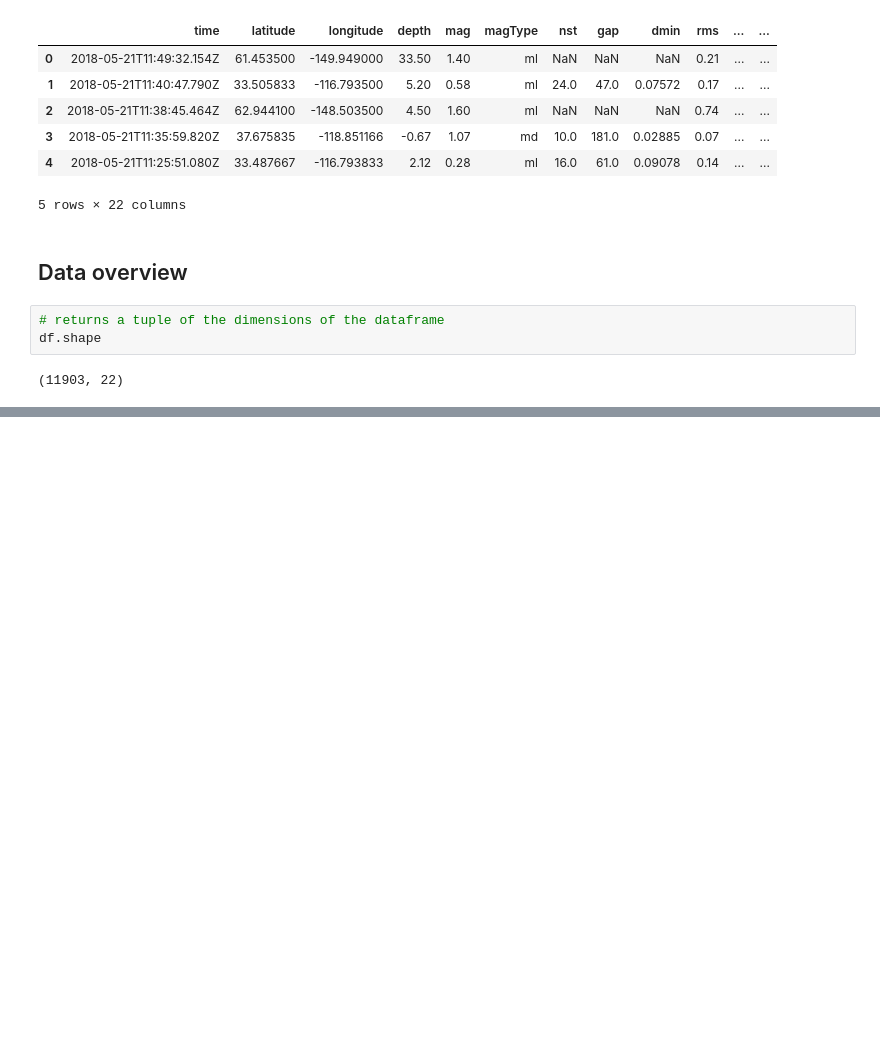
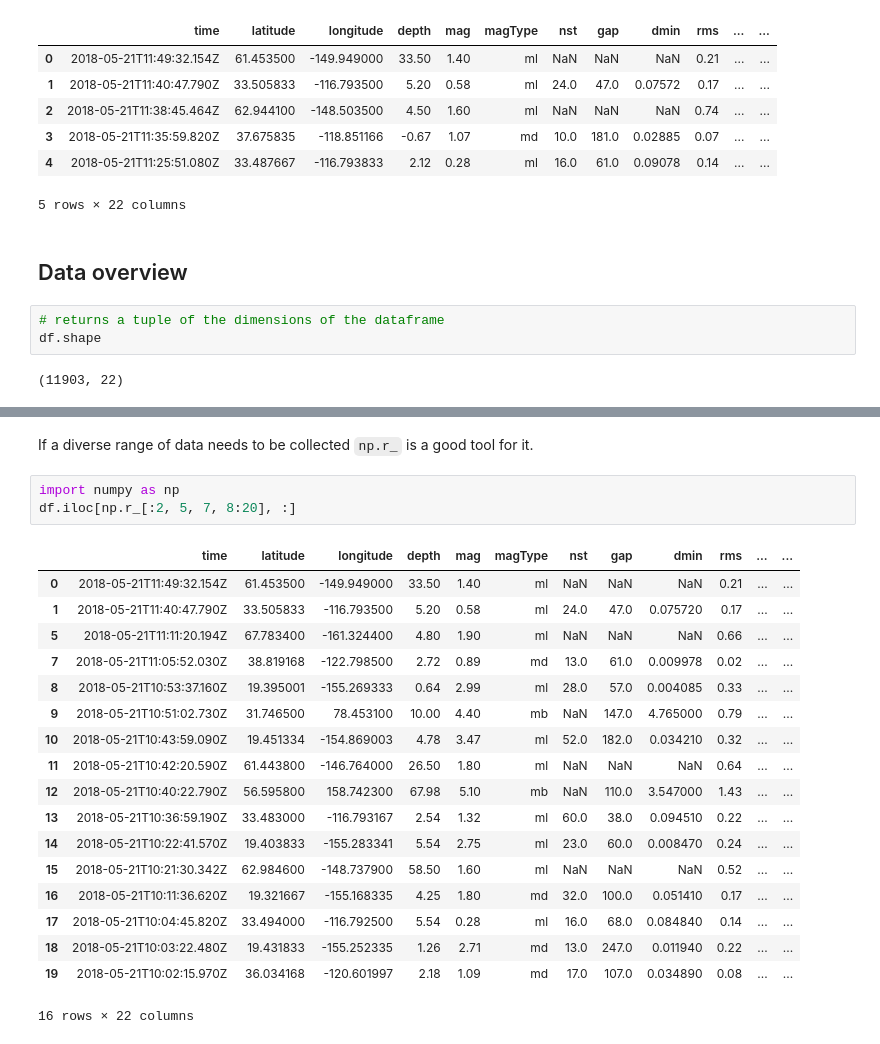
Before and after one commit to Spiggie/data-analysis-cheat-sheet, a Jupyter notebook: assess-data.ipynb, the cells around one changed output, grey strips where cells are left out. Saved outputs shown, nothing was run; the diff lists cells and outputs as text; blank space fills up the shorter version.

```diff
--- a/assess-data.ipynb
+++ b/assess-data.ipynb
@@ -26,0 +201,24 @@ df.shape
+# %% [markdown]
+If a diverse range of data needs to be collected `np.r_` is a good tool for it.
+# %%
+import numpy as np
+df.iloc[np.r_[:2, 5, 7, 8:20], :]
+# %% [output]
+|  | time | latitude | longitude | depth | mag | magType | nst | gap | dmin | rms | ... | ... |
+| 0 | 2018-05-21T11:49:32.154Z | 61.453500 | -149.949000 | 33.50 | 1.40 | ml | NaN | NaN | NaN | 0.21 | ... | ... |
+| 1 | 2018-05-21T11:40:47.790Z | 33.505833 | -116.793500 | 5.20 | 0.58 | ml | 24.0 | 47.0 | 0.075720 | 0.17 | ... | ... |
+| 5 | 2018-05-21T11:11:20.194Z | 67.783400 | -161.324400 | 4.80 | 1.90 | ml | NaN | NaN | NaN | 0.66 | ... | ... |
+| 7 | 2018-05-21T11:05:52.030Z | 38.819168 | -122.798500 | 2.72 | 0.89 | md | 13.0 | 61.0 | 0.009978 | 0.02 | ... | ... |
+| 8 | 2018-05-21T10:53:37.160Z | 19.395001 | -155.269333 | 0.64 | 2.99 | ml | 28.0 | 57.0 | 0.004085 | 0.33 | ... | ... |
+| 9 | 2018-05-21T10:51:02.730Z | 31.746500 | 78.453100 | 10.00 | 4.40 | mb | NaN | 147.0 | 4.765000 | 0.79 | ... | ... |
+| 10 | 2018-05-21T10:43:59.090Z | 19.451334 | -154.869003 | 4.78 | 3.47 | ml | 52.0 | 182.0 | 0.034210 | 0.32 | ... | ... |
+| 11 | 2018-05-21T10:42:20.590Z | 61.443800 | -146.764000 | 26.50 | 1.80 | ml | NaN | NaN | NaN | 0.64 | ... | ... |
+| 12 | 2018-05-21T10:40:22.790Z | 56.595800 | 158.742300 | 67.98 | 5.10 | mb | NaN | 110.0 | 3.547000 | 1.43 | ... | ... |
+| 13 | 2018-05-21T10:36:59.190Z | 33.483000 | -116.793167 | 2.54 | 1.32 | ml | 60.0 | 38.0 | 0.094510 | 0.22 | ... | ... |
+| 14 | 2018-05-21T10:22:41.570Z | 19.403833 | -155.283341 | 5.54 | 2.75 | ml | 23.0 | 60.0 | 0.008470 | 0.24 | ... | ... |
+| 15 | 2018-05-21T10:21:30.342Z | 62.984600 | -148.737900 | 58.50 | 1.60 | ml | NaN | NaN | NaN | 0.52 | ... | ... |
+| 16 | 2018-05-21T10:11:36.620Z | 19.321667 | -155.168335 | 4.25 | 1.80 | md | 32.0 | 100.0 | 0.051410 | 0.17 | ... | ... |
+| 17 | 2018-05-21T10:04:45.820Z | 33.494000 | -116.792500 | 5.54 | 0.28 | ml | 16.0 | 68.0 | 0.084840 | 0.14 | ... | ... |
+| 18 | 2018-05-21T10:03:22.480Z | 19.431833 | -155.252335 | 1.26 | 2.71 | md | 13.0 | 247.0 | 0.011940 | 0.22 | ... | ... |
+| 19 | 2018-05-21T10:02:15.970Z | 36.034168 | -120.601997 | 2.18 | 1.09 | md | 17.0 | 107.0 | 0.034890 | 0.08 | ... | ... |
+16 rows × 22 columns
```
Also changed, not shown: parts of 12 cells of this notebook, 3 other files.
